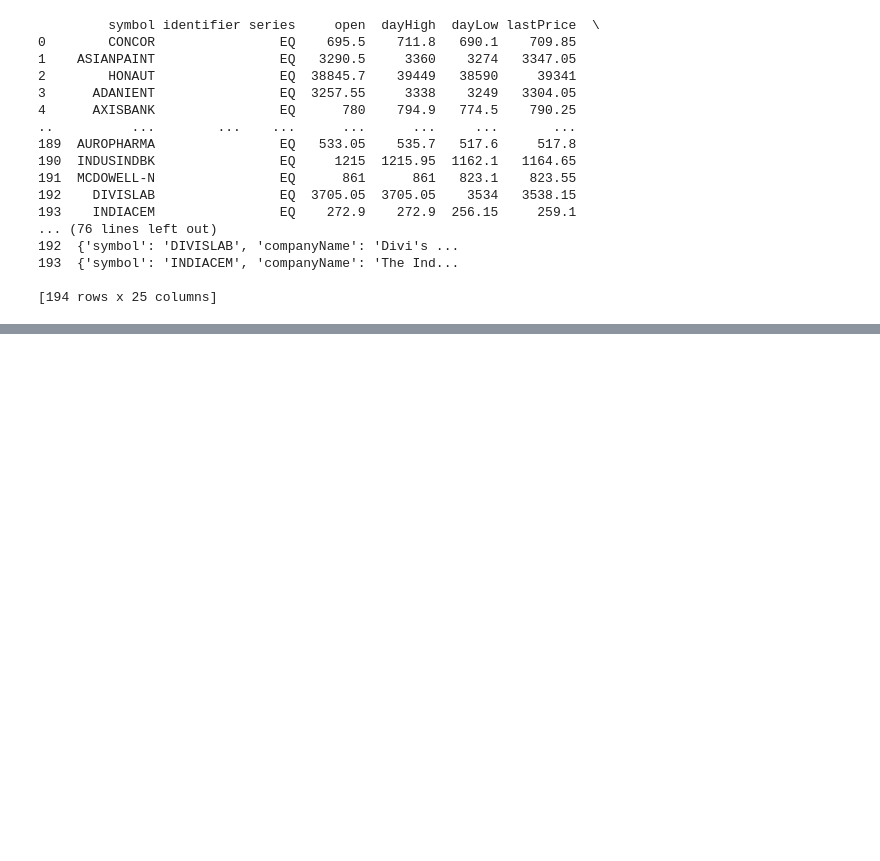
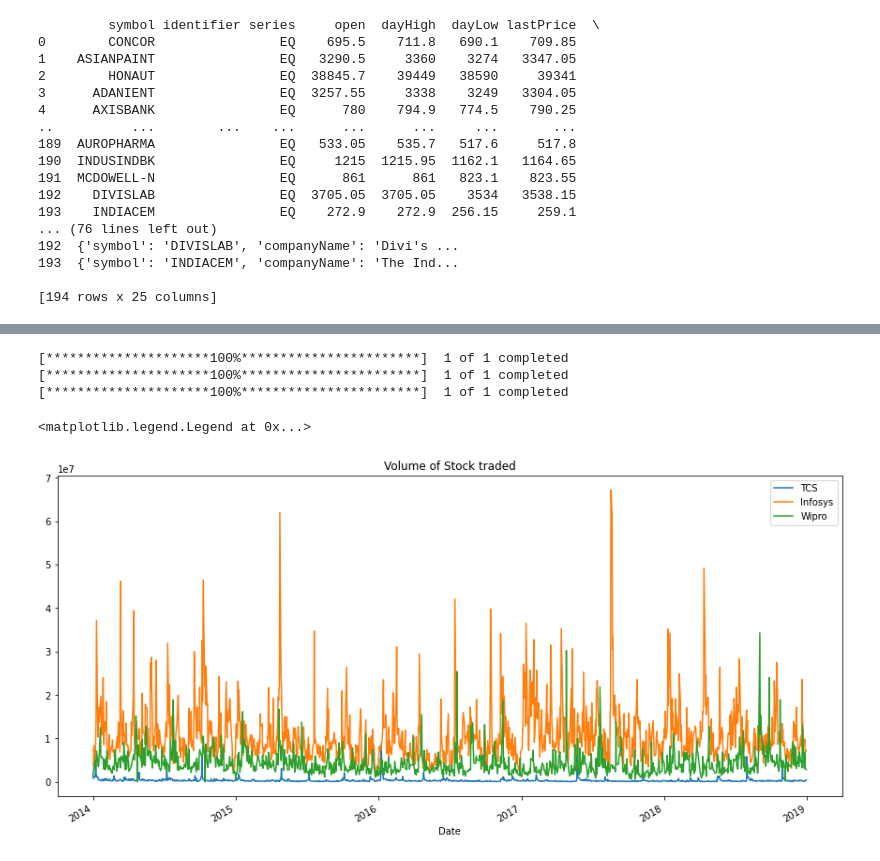
Before and after one commit to ridhij93/StocksAnalysis, a Jupyter notebook: Untitled.ipynb, the cells around one changed output, grey strips where cells are left out. Cells and saved outputs as stored; diff of their text form; code cells hidden in the pictures; blank space fills up the shorter version.

```diff
--- a/Untitled.ipynb
+++ b/Untitled.ipynb
@@ -126,0 +240,19 @@ KeyboardInterrupt:
+# %%
+start = "2014-01-01"
+end = '2019-1-01'
+tcs = yf.download('TCS',start,end)
+infy = yf.download('INFY',start,end)
+wipro = yf.download('WIPRO.NS',start,end)
+# %% [output]
+[*********************100%***********************]  1 of 1 completed
+[*********************100%***********************]  1 of 1 completed
+[*********************100%***********************]  1 of 1 completed
+# %%
+tcs['Volume'].plot(label = 'TCS', figsize = (15,7))
+infy['Volume'].plot(label = "Infosys")
+wipro['Volume'].plot(label = 'Wipro')
+plt.title('Volume of Stock traded')
+plt.legend()
+# %% [output]
+<matplotlib.legend.Legend at 0x...>
+[figure, added]
```
Also changed, not shown: parts of 7 cells of this notebook.
